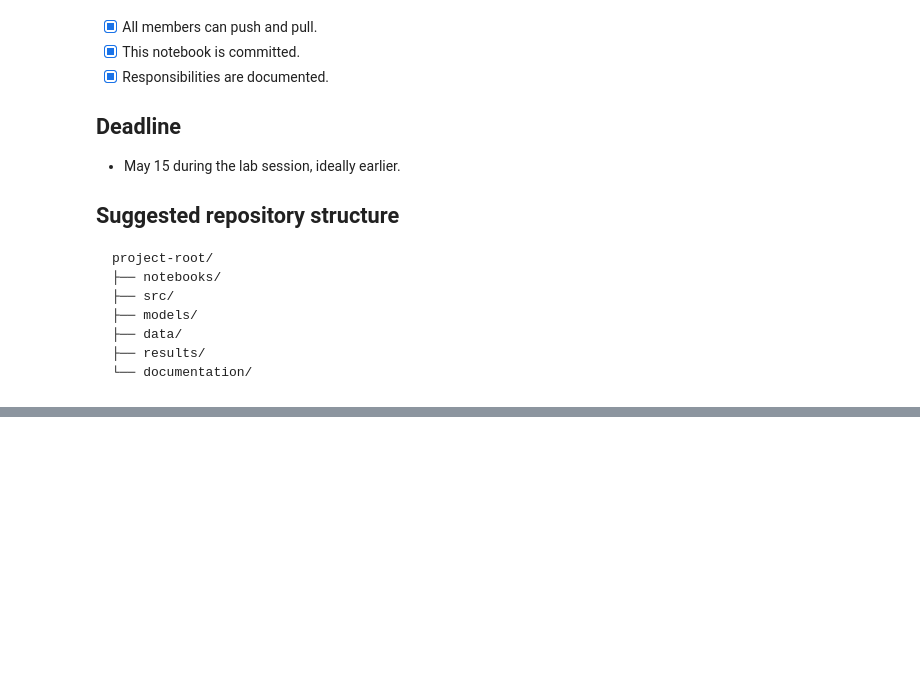
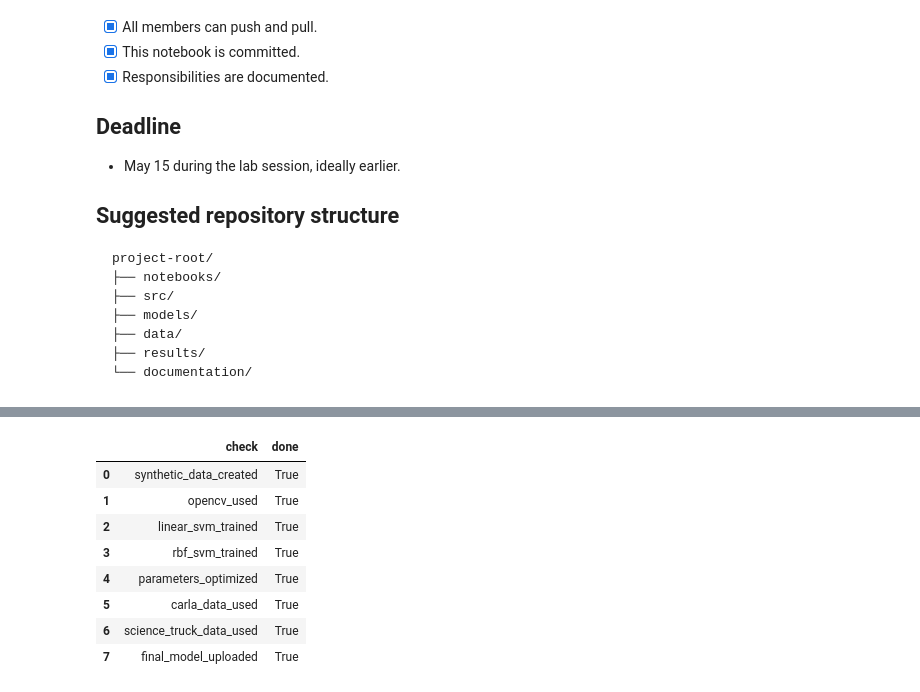
Before and after one commit to dccelectronicsgermany/Autonomous_Systems_A_Lab_Group_4, a Jupyter notebook: notebooks/AS_A_Lab_Overview_Group_4.ipynb, the cells around one changed output, grey strips where cells are left out. Cells and saved outputs as stored; diff of their text form; code cells hidden in the pictures; blank space fills up the shorter version.

```diff
--- a/notebooks/AS_A_Lab_Overview_Group_4.ipynb
+++ b/notebooks/AS_A_Lab_Overview_Group_4.ipynb
@@ -149,13 +171,23 @@ Implement an **SVM-based line-following approach** using scikit-learn.
 # %%
 task_1_status = {
-    "synthetic_data_created": False,
-    "opencv_used": False,
-    "linear_svm_trained": False,
-    "rbf_svm_trained": False,
-    "parameters_optimized": False,
-    "carla_data_used": False,
-    "science_truck_data_used": False,
-    "final_model_uploaded": False,
+    "synthetic_data_created": True,
+    "opencv_used": True,                 # HSV masking, morphology, trapezoid ROI, contour/moment analysis
+    "linear_svm_trained": True,          # lab exercises
+    "rbf_svm_trained": True,             # final RBF SVR: C=5, gamma=0.1, epsilon=0.01
+    "parameters_optimized": True,        # grid search with TimeSeriesSplit CV (36 candidates, 5 temporal folds)
+    "carla_data_used": True,
+    "science_truck_data_used": True,     # 17,046 frames
+    "final_model_uploaded": True,        # Trapezoid_V2_sharp_turns.pkl - Test MAE 0.0075, R² 0.9909
 }
-task_1_status
+pd.DataFrame(list(task_1_status.items()), columns=["check", "done"])
+# %% [output]
+|  | check | done |
+| 0 | synthetic_data_created | True |
+| 1 | opencv_used | True |
+| 2 | linear_svm_trained | True |
+| 3 | rbf_svm_trained | True |
+| 4 | parameters_optimized | True |
+| 5 | carla_data_used | True |
+| 6 | science_truck_data_used | True |
+| 7 | final_model_uploaded | True |
 # %% [markdown]
```
Also changed, not shown: parts of 16 cells of this notebook.
